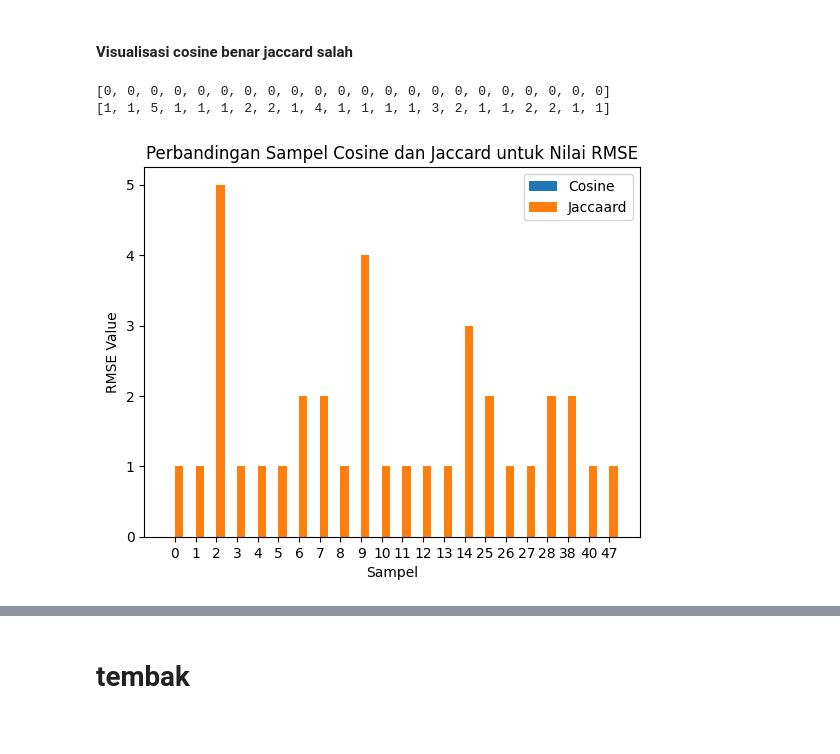
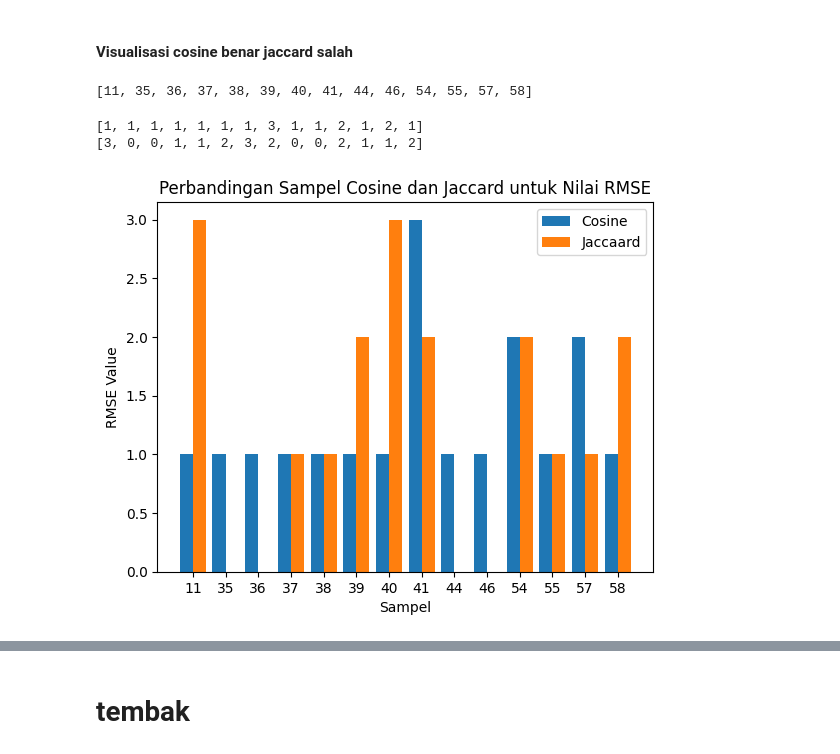
Before and after one commit to MeltingSnow21/Comparision-of-Jaccard-Similarity-and-Cosine-Similarity-for-Content-Based-Recommendation-Model, a Jupyter notebook: Model.ipynb, the cells around one changed output, grey strips where cells are left out. Drawn from its saved outputs; the diff is of its cells as text; code cells hidden in the pictures.

```diff
--- a/Model.ipynb
+++ b/Model.ipynb
@@ -221,5 +227,8 @@ def inverse_doc_freq(word):
 # %%
 #menghitung TF-IDF
+yttb = ['lain', 'inisial', 'sangka', 'polres', 'tetap', 'pihak']
+a = []
+
 def tf_idf(sentence):
     tf_idf_vec = np.zeros((len(word_set),))
     for word in sentence:
@@ -227,8 +236,11 @@ def tf_idf(sentence):
         idf = inverse_doc_freq(word)
 
         value = tf*idf
+        if word in yttb:
+            print(word, value)
+            yttb.remove(word)
+            a.append(value)
 
-        print(word, tf, idf, value)
         tf_idf_vec[index_dict[word]] = value
     return tf_idf_vec
 # %%
@@ -447,8 +529,8 @@ doc_2 = "udin adalah anak yang rajin, udin mendengar nasehat orang tuanya dengan
 doc_3 = "sepeda motor adalah kendaraan yang memiliki volume sangat tinggi di jalan raya"
 doc_4 = "randi adalah anak yang tidak buruk dan sopan, randi tidak pernah melawan perkataan orang tua"
 
-a = deskripsi[0]
-b = deskripsi[1]
+a = deskripsi[2]
+b = deskripsi[48]
 
 #print("doc_1 - '%s'" % (a, ))
 #print("doc_2 - '%s'" % (b, ))
@@ -621,10 +713,10 @@ sama_sama_salah
 # %%
 # Mencari index yang salah di cosine dan benar di jaccard
 cosine_yang_salah = int_df['MAE_Cos'] > 0
-a = cosine_yang_salah.index[cosine_yang_salah].tolist()
+cosine_yang_salah = cosine_yang_salah.index[cosine_yang_salah].tolist()
 jaccard_yang_bener = int_df['MAE_Jac'] == 0
-b = jaccard_yang_bener.index[jaccard_yang_bener].tolist()
-cosine_salah_jaccard_benar = list(set(a).intersection(b))
+jaccard_yang_bener = jaccard_yang_bener.index[jaccard_yang_bener].tolist()
+cosine_salah_jaccard_benar = list(set(cosine_yang_salah).intersection(jaccard_yang_bener))
 cosine_salah_jaccard_benar.sort()
 cosine_salah_jaccard_benar
 # %% [output]
@@ -677,0 +796,18 @@ plt.show()
+# %%
+#grafik garis dari seluruh indeks
+import numpy as np
+import matplotlib.pyplot as plt
+
+from matplotlib.pyplot import figure
+
+y1 = int_df['MAE_Cos2']
+x =  range(0, 60)
+y2 = int_df['MAE_Jac2']
+plt.plot(x, y1, label ='Cosine')
+plt.plot(x, y2, '-.', label ='Jaccard')
+
+plt.xlabel("X-axis data")
+plt.ylabel("Y-axis data")
+plt.legend()
+plt.title('multiple plots')
+plt.show()
@@ -716,41 +854,45 @@ plt.show()
 # %% [markdown]
 #### Visualisasi cosine benar jaccard salah
+# %%
+cosine_yang_salah
+# %% [output]
+[11, 35, 36, 37, 38, 39, 40, 41, 44, 46, 54, 55, 57, 58]
 # %%
 import numpy as np
 import matplotlib.pyplot as plt
 
 
 def addlabels(x,y):
     for i in range(len(x)):
         plt.text(i, y[i]//2, y[i], ha = 'center' )
 
-X = cosine_benar_jaccard_salah
+X = cosine_yang_salah
 
 y1 = int_df.iloc[X]['MAE_Cos'].tolist()
 y2 = int_df.iloc[X]['MAE_Jac'].tolist()
 
 print(y1)
 print(y2)
 
 Cos = y1
 Jac = y2
 
 X_axis = np.arange(len(X))
 
 plt.bar(X_axis - 0.2, Cos, 0.4, label = 'Cosine')
 plt.bar(X_axis + 0.2, Jac, 0.4, label = 'Jaccaard')
 
 
 plt.xticks(X_axis, X)
 plt.xlabel("Sampel")
 plt.ylabel("RMSE Value")
 plt.title("Perbandingan Sampel Cosine dan Jaccard untuk Nilai RMSE")
 plt.legend()
 plt.show()
 # %% [output]
-[0, 0, 0, 0, 0, 0, 0, 0, 0, 0, 0, 0, 0, 0, 0, 0, 0, 0, 0, 0, 0, 0]
-[1, 1, 5, 1, 1, 1, 2, 2, 1, 4, 1, 1, 1, 1, 3, 2, 1, 1, 2, 2, 1, 1]
+[1, 1, 1, 1, 1, 1, 1, 3, 1, 1, 2, 1, 2, 1]
+[3, 0, 0, 1, 1, 2, 3, 2, 0, 0, 2, 1, 1, 2]
-[figure, old version]
+[figure, new version]
 # %%
 import numpy as np
 import matplotlib.pyplot as plt
```
Also changed, not shown: parts of 45 cells of this notebook, 4 other files.
